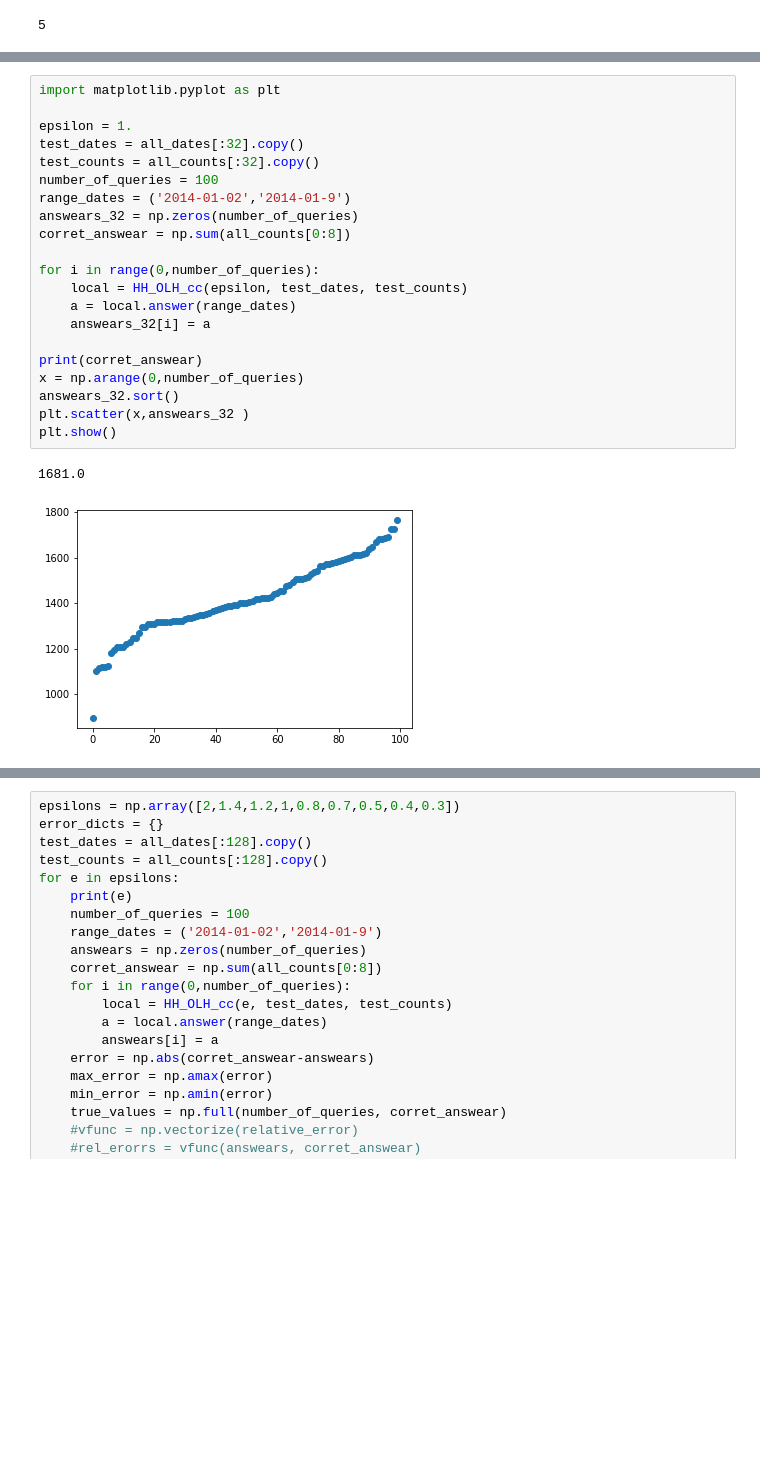
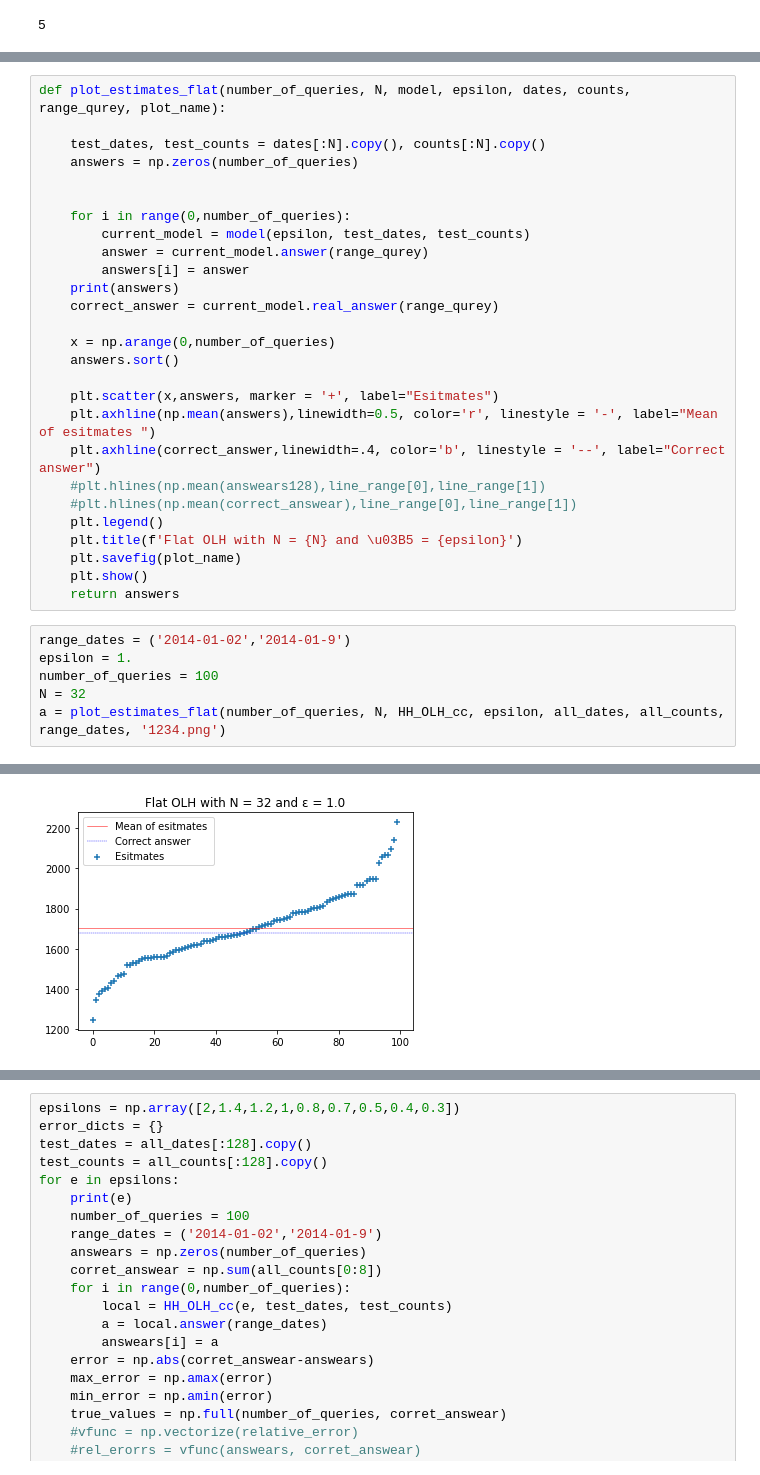
Before and after one commit to j-friis/Bachelors-Thesis, a Jupyter notebook: Implementation/local_hh.ipynb, the cells around one changed output, grey strips where cells are left out. Drawn from its saved outputs; the diff is of its cells as text; blank space fills up the shorter version.

```diff
--- a/Implementation/local_hh.ipynb
+++ b/Implementation/local_hh.ipynb
@@ -476,25 +490,35 @@ Expected sum of levels = 178.5
 "\nfor level in local_HH.tree_levels:\n    print(level)\n    level_sum = np.sum(level)\n    print(f'Sum of level = {level_sum}')\n"
-# %%
-import matplotlib.pyplot as plt
-
-epsilon = 1.
-test_dates = all_dates[:32].copy()
-test_counts = all_counts[:32].copy()
-number_of_queries = 100
-range_dates = ('2014-01-02','2014-01-9')
-answears_32 = np.zeros(number_of_queries)
-corret_answear = np.sum(all_counts[0:8])
-
-for i in range(0,number_of_queries):
-    local = HH_OLH_cc(epsilon, test_dates, test_counts)
-    a = local.answer(range_dates)
-    answears_32[i] = a
-
-print(corret_answear)
-x = np.arange(0,number_of_queries)
-answears_32.sort()
-plt.scatter(x,answears_32 )
-plt.show()
-# %% [output]
-1681.0
-[figure, removed]
+# %%
+def plot_estimates_flat(number_of_queries, N, model, epsilon, dates, counts, range_qurey, plot_name):
+
+    test_dates, test_counts = dates[:N].copy(), counts[:N].copy()
+    answers = np.zeros(number_of_queries)
+
+
+    for i in range(0,number_of_queries):
+        current_model = model(epsilon, test_dates, test_counts)
+        answer = current_model.answer(range_qurey)
+        answers[i] = answer
+    print(answers)
+    correct_answer = current_model.real_answer(range_qurey)
+
+    x = np.arange(0,number_of_queries)
+    answers.sort()
+
+    plt.scatter(x,answers, marker = '+', label="Esitmates")
+    plt.axhline(np.mean(answers),linewidth=0.5, color='r', linestyle = '-', label="Mean of esitmates ")
+    plt.axhline(correct_answer,linewidth=.4, color='b', linestyle = '--', label="Correct answer")
+    #plt.hlines(np.mean(answears128),line_range[0],line_range[1])
+    #plt.hlines(np.mean(correct_answear),line_range[0],line_range[1])
+    plt.legend()
+    plt.title(f'Flat OLH with N = {N} and \u03B5 = {epsilon}')
+    plt.savefig(plot_name)
+    plt.show()
+    return answers
+# %%
+range_dates = ('2014-01-02','2014-01-9')
+epsilon = 1.
+number_of_queries = 100
+N = 32
+a = plot_estimates_flat(number_of_queries, N, HH_OLH_cc, epsilon, all_dates, all_counts, range_dates, '1234.png')
+# %% [output]
@@ -500,0 +545 @@ plt.show()
+[figure, added]
```
Also changed, not shown: parts of 5 cells of this notebook, 3 other files.
